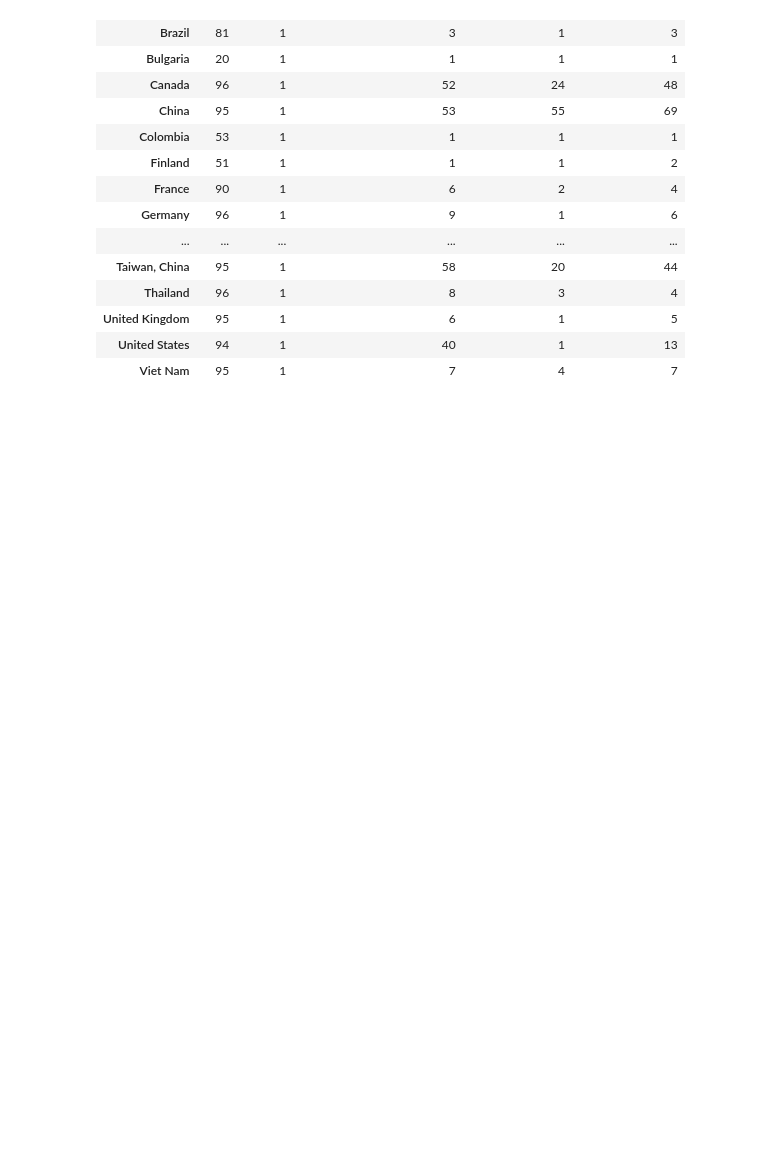
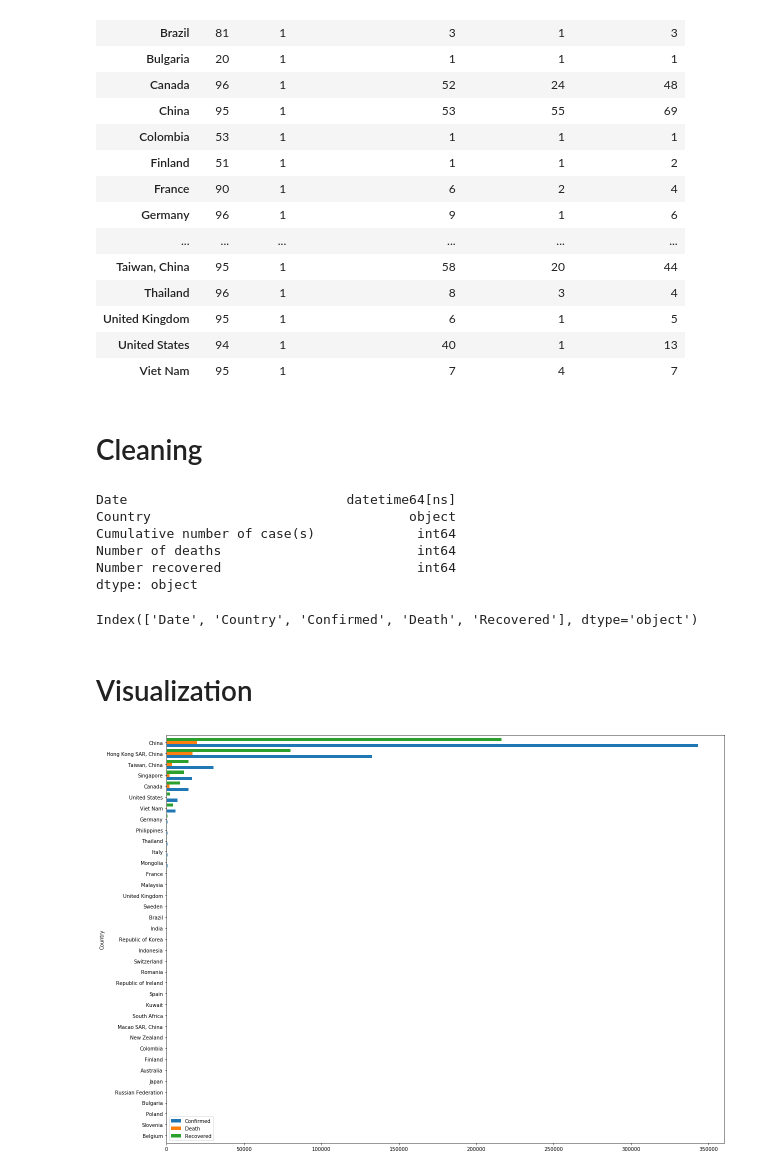
Before and after one commit to bee5633/SARS, a Jupyter notebook: SARS_jupyter.ipynb, the cells around one changed output. Drawn from its saved outputs; the diff is of its cells as text; code cells hidden in the pictures; blank space fills up the shorter version.

Commit message:
cleaned data and first visualization done

```diff
--- a/SARS_jupyter.ipynb
+++ b/SARS_jupyter.ipynb
@@ -118,3 +133,38 @@ df.groupby('Country').nunique()
 | United Kingdom | 95 | 1 | 6 | 1 | 5 |
 | United States | 94 | 1 | 40 | 1 | 13 |
 | Viet Nam | 95 | 1 | 7 | 4 | 7 |
+# %% [markdown]
+<h1> Cleaning </h1>
+# %%
+#copy the df so I don't have the change to original dataset
+sarsdf = df.copy()
+# %%
+#change the data type for date
+sarsdf['Date'] = pd.to_datetime(sarsdf['Date'])
+#check
+sarsdf.dtypes
+# %% [output]
+Date                            datetime64[ns]
+Country                                 object
+Cumulative number of case(s)             int64
+Number of deaths                         int64
+Number recovered                         int64
+dtype: object
+# %%
+#rename some column names
+sarsdf = sarsdf.rename(columns = {
+                                                        'Cumulative number of case(s)' : 'Confirmed',
+                                                        'Number of deaths' : 'Death',
+                                                        'Number recovered' : 'Recovered'
+                                                        })
+#check
+sarsdf.columns
+# %% [output]
+Index(['Date', 'Country', 'Confirmed', 'Death', 'Recovered'], dtype='object')
+# %% [markdown]
+<h1> Visualization </h1>
+# %%
+#bar graph
+ax = sarsdf.groupby(['Country']).sum().sort_values("Confirmed").plot.barh(figsize=(20,15), width = 0.85)
+# %% [output]
+[figure, added]
```
Also changed, not shown: parts of 11 cells of this notebook.
